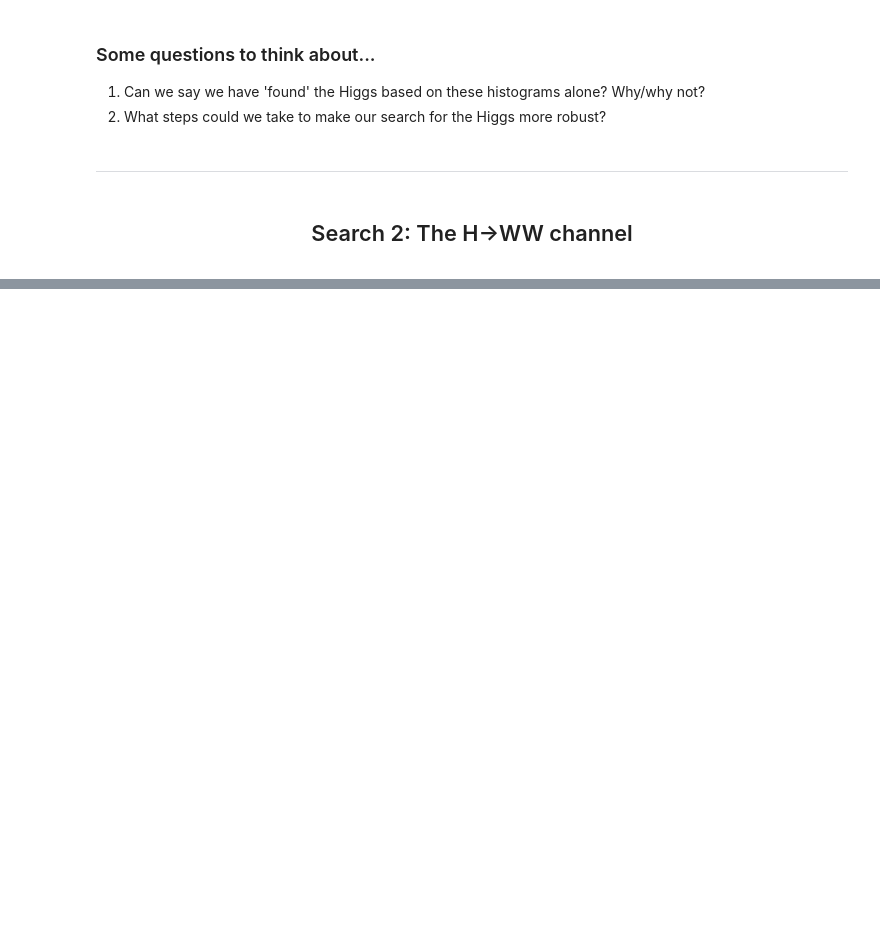
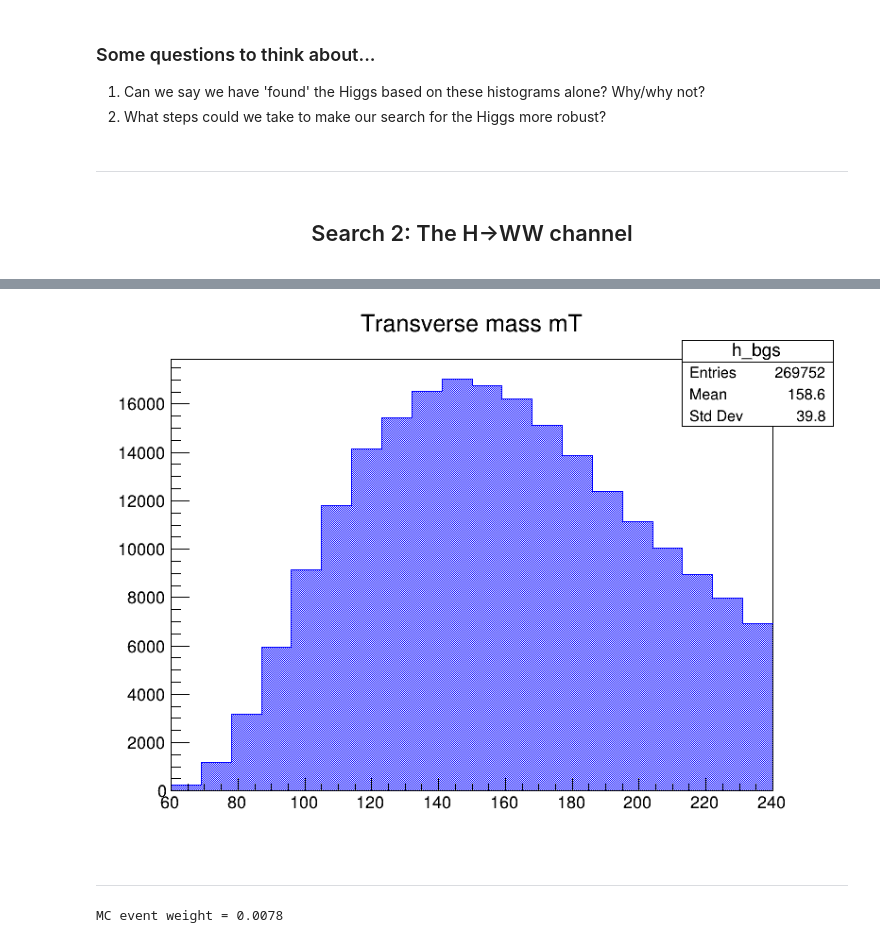
Before and after one commit to olaiya/notebooks-collection-opendata, a Jupyter notebook: Co-Creation3_HiggsSearch.ipynb, the cells around one changed output, grey strips where cells are left out. Drawn from its saved outputs; the diff is of its cells as text; code cells hidden in the pictures; blank space fills up the shorter version.

```diff
--- a/Co-Creation3_HiggsSearch.ipynb
+++ b/Co-Creation3_HiggsSearch.ipynb
@@ -415,0 +553,25 @@ Done!
+# %%
+h_bgs.SetFillStyle(3001)
+h_bgs.SetFillColor(4)
+h_bgs.SetLineColor(4)
+
+h_bgs.Draw("hist")
+c.Draw()
+# %% [output]
+[figure, added]
+# %% [markdown]
+---
+# %%
+#MC "lumi weight"
+runCell = True #NB that this cell is only run once! Failsafe flag
+
+if runCell:
+    #Calculate lumi weight
+    mcScale = 0.04*dataTree.GetEntries()/(bkgTree.GetEntries())
+    print('MC event weight = %0.4f' % mcScale)
+
+    #Scale MC histogram
+    h_bgs_scale = h_bgs.Clone("scale")
+    h_bgs_scale.Scale(mcScale)
+# %% [output]
+MC event weight = 0.0078
```
Also changed, not shown: parts of 26 cells of this notebook, 1 other file.
